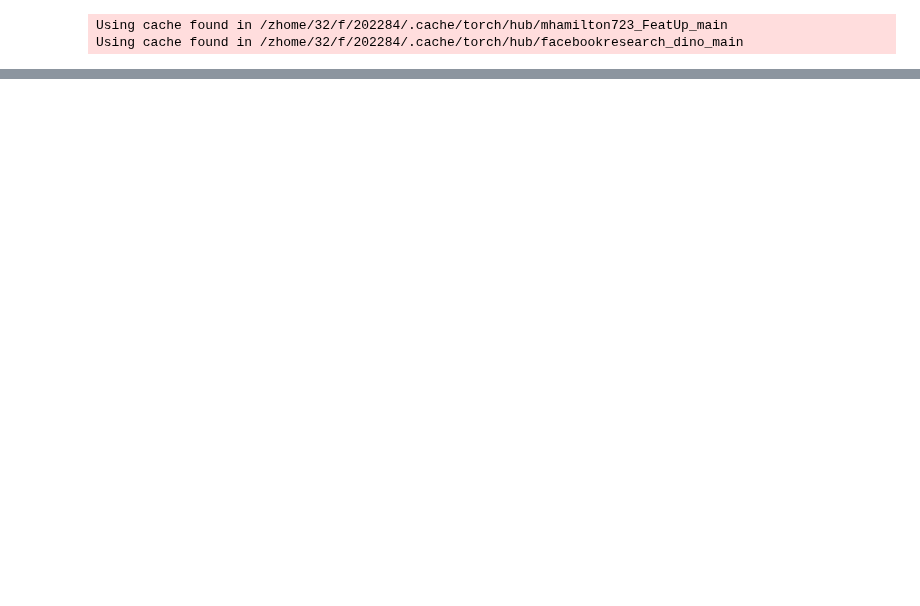
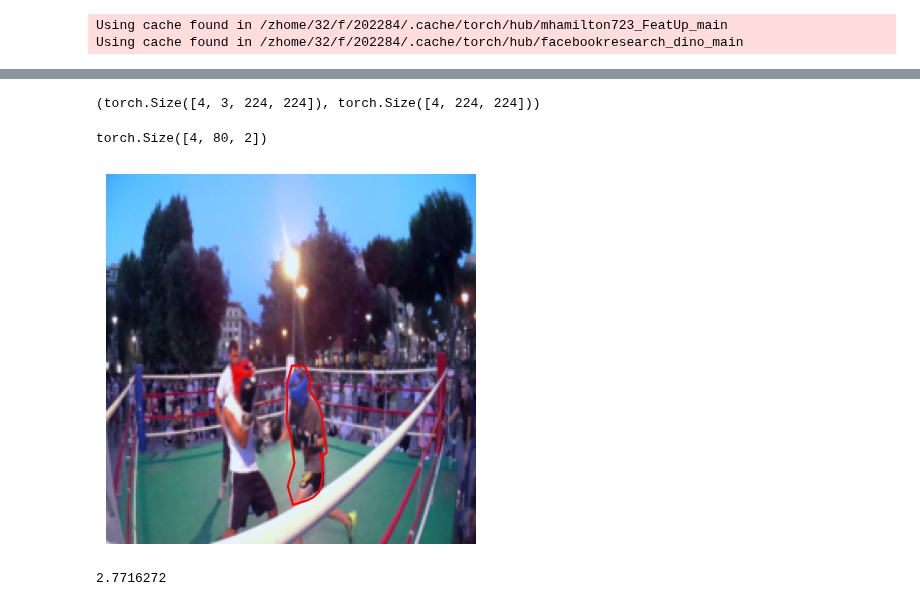
Before and after one commit to wcbup/VOS_boundary_tracking, a Jupyter notebook: DAVIS_train.ipynb, the cells around one changed output, grey strips where cells are left out. Saved outputs shown, nothing was run; the diff lists cells and outputs as text; code cells hidden in the pictures; blank space fills up the shorter version.

```diff
--- a/DAVIS_train.ipynb
+++ b/DAVIS_train.ipynb
@@ -37,3 +45,8 @@ val_infer = DAVIS_Infer(val_rawset)
+# %%
+def total_len_loss(pred_bou: torch.Tensor, max_coord=224) -> torch.Tensor:
+    pred_bou = pred_bou / max_coord
+    pred_edges = get_edges(pred_bou)
+    return pred_edges.mean()
 # %%
 # load the model
 model = DinoDetrMaskMul(mul_before=True).cuda()
@@ -47,12 +60,15 @@ optimizer = optim.Adam(model.parameters(), lr=1e-4)
 Using cache found in /zhome/32/f/202284/.cache/torch/hub/mhamilton723_FeatUp_main
 Using cache found in /zhome/32/f/202284/.cache/torch/hub/facebookresearch_dino_main
 # %%
-train_loss_dict = {}
+train_total_loss_dict = {}
+train_dif_loss_dict = {}
+train_std_loss_dict = {}
+train_len_loss_dict = {}
 train_iou_dict = {}
 val_iou_dict = {}
 best_val_iou = 0
 interval_epochs = 15
-interval_steps = 40
+interval_steps = 3
 epoch_index = 0
 # %%
 for interval in range(interval_steps):
@@ -113,0 +175,45 @@ KeyboardInterrupt:
+# %%
+(
+    video_idx,
+    frame_idx,
+    fir_img,
+    fir_sgm,
+    pre_img,
+    pre_sgm,
+    cur_img,
+    cur_sgm,
+) = next(iter(train_loader))
+fir_img.shape, fir_sgm.shape
+# %% [output]
+(torch.Size([4, 3, 224, 224]), torch.Size([4, 224, 224]))
+# %%
+pred_bou = model(
+    fir_img.cuda(),
+    fir_sgm.cuda(),
+    pre_img.cuda(),
+    pre_sgm.cuda(),
+    cur_img.cuda(),
+)
+pred_bou.shape
+# %% [output]
+torch.Size([4, 80, 2])
+# %%
+plt.imshow(
+    normalize(
+        cur_img[0].permute(1, 2, 0).cpu().detach().numpy(),
+    ),
+)
+plt.axis("off")
+plt.plot(
+    pred_bou[0, :, 0].cpu().detach().numpy(),
+    pred_bou[0, :, 1].cpu().detach().numpy(),
+    "r",
+)
+plt.show()
+# %% [output]
+[figure, added]
+# %%
+pred_edges = get_edges(pred_bou)[0].cpu().detach().numpy()
+pred_edges.mean()
+# %% [output]
+2.7716272
```
Also changed, not shown: parts of 8 cells of this notebook, 8 other files.
